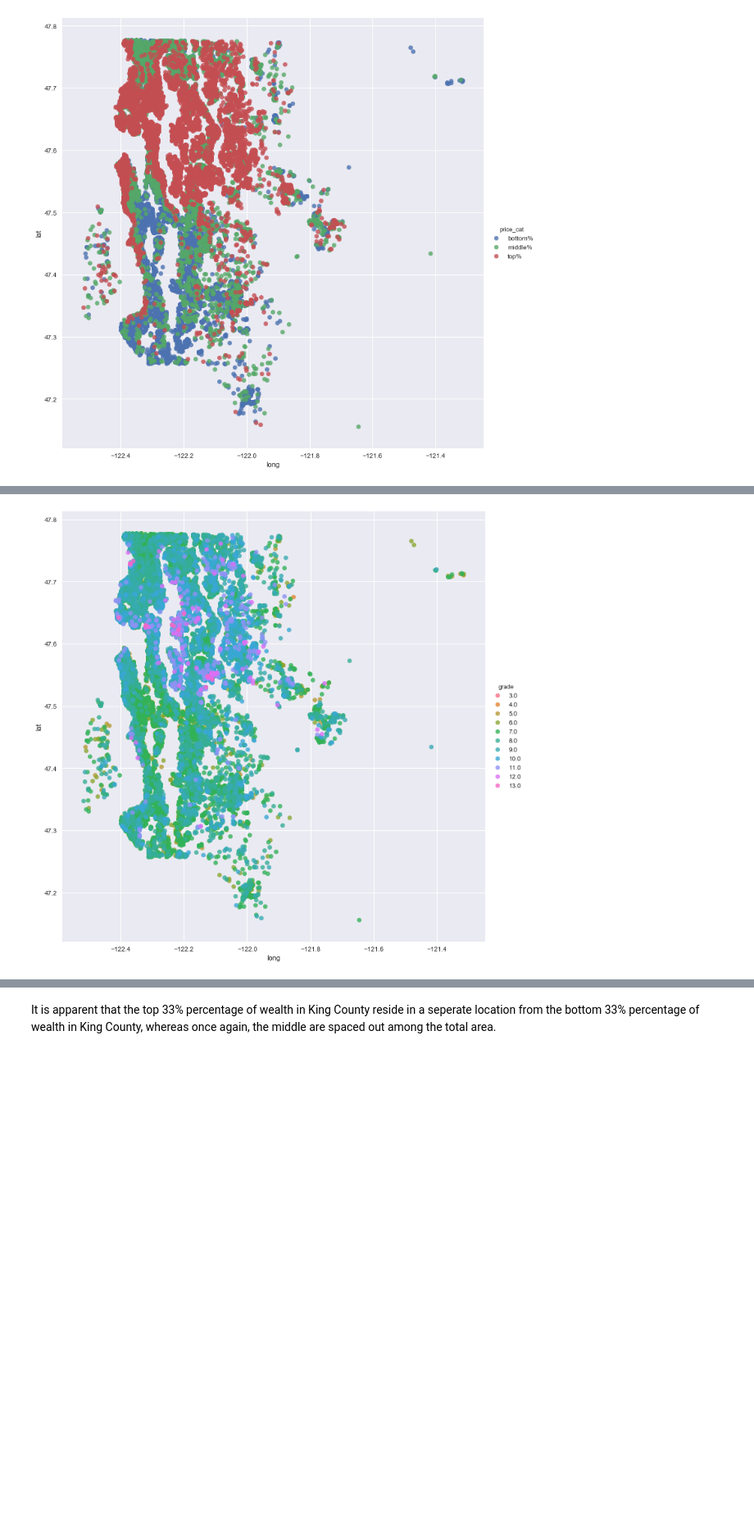
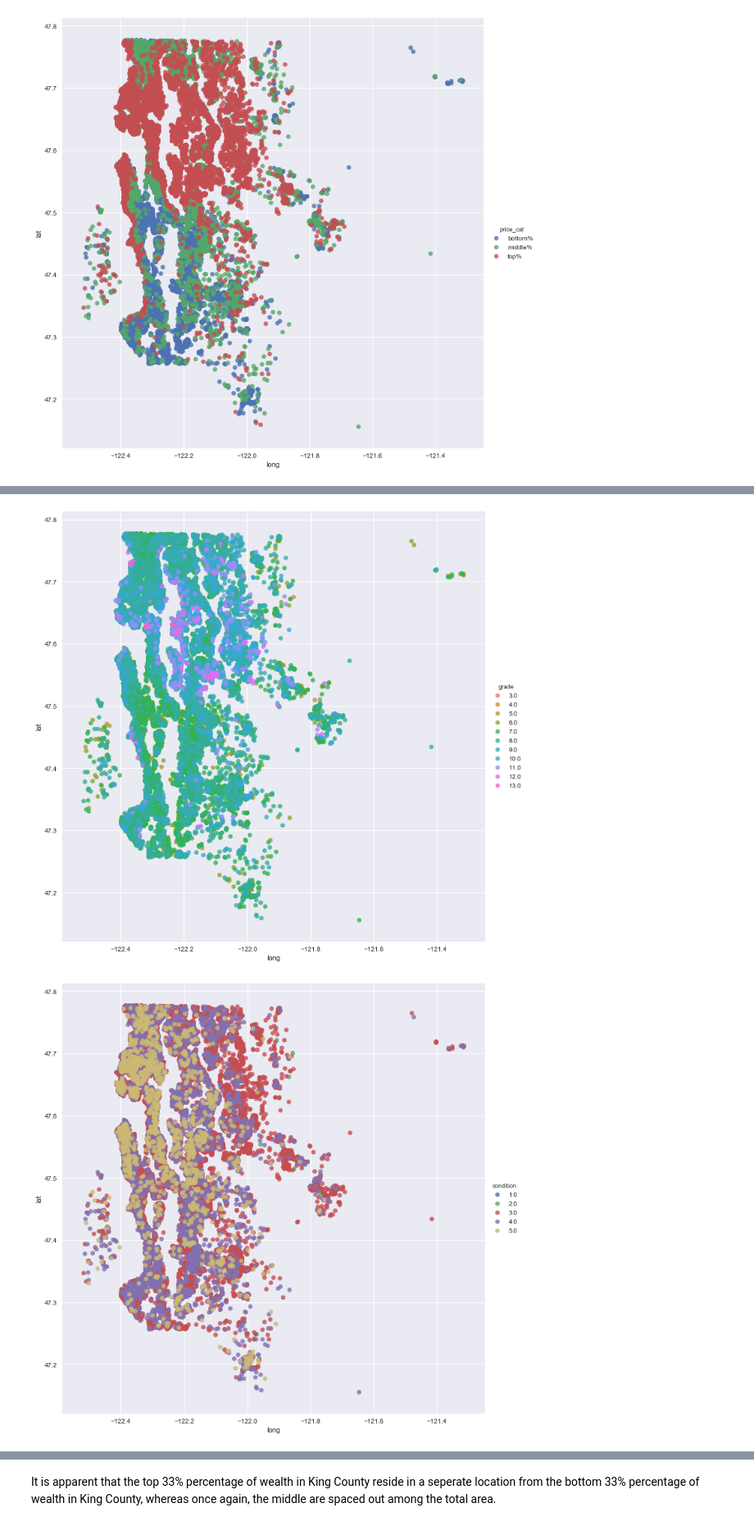
Before and after one commit to ajain1017/King-County-Housing-Regression-Analysis, a Jupyter notebook: index.ipynb, the cells around one changed output, grey strips where cells are left out. Shown at 82% size. Cells and saved outputs as stored; diff of their text form; code cells hidden in the pictures; blank space fills up the shorter version.

```diff
--- a/index.ipynb
+++ b/index.ipynb
@@ -436,5 +444,8 @@ To dive deeper into the importance of location in our dataset, I want to find ou
 # %%
-lmplot(data=data, x="long", y="lat", fit_reg=False, hue='grade', height=10)
-plt.show()
+lmfeat = ['grade', 'condition', 'waterfront', 'renovated']
+for x in lmfeat:
+    lmplot(data=data, x="long", y="lat", fit_reg=False, hue=x, height=10)
+    plt.show()
 # %% [output]
 [figure]
+[figure, added]
```
Also changed, not shown: parts of 10 cells of this notebook, 6 other files.
